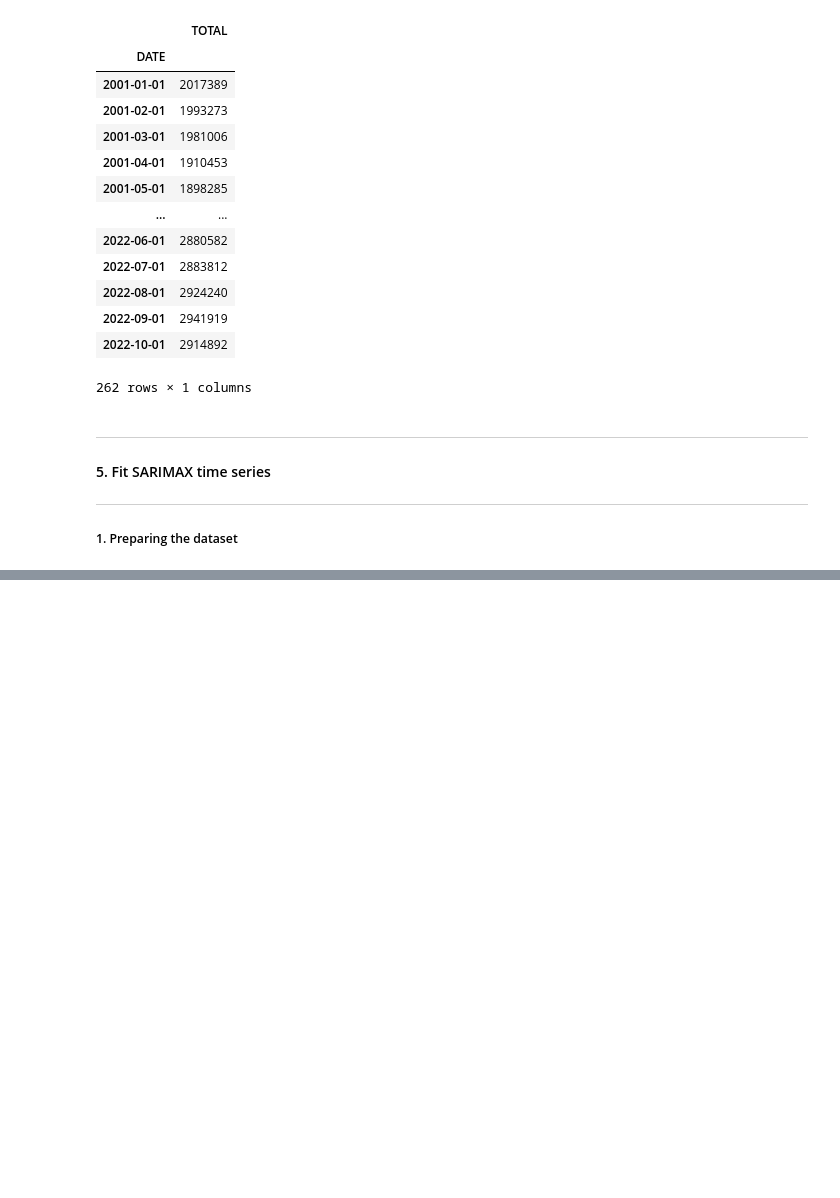
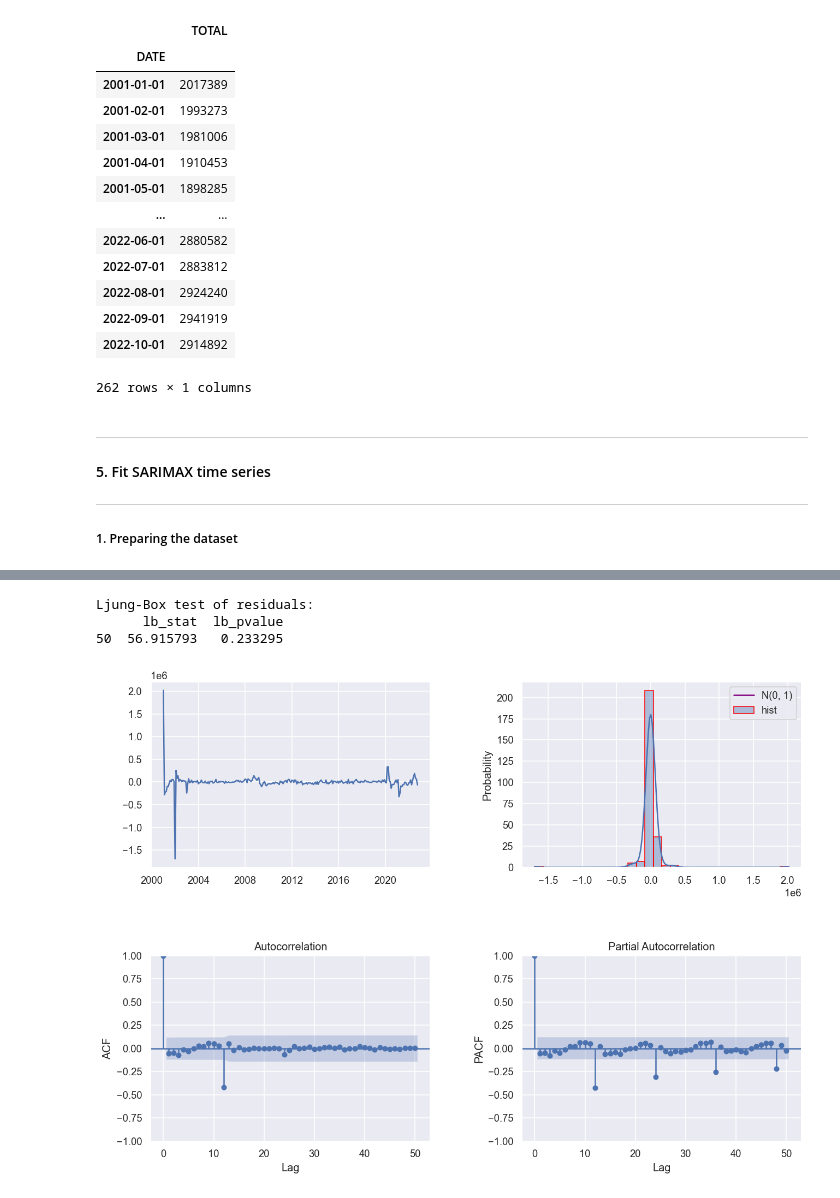
Before and after one commit to MartaSimon/ML_A2, a Jupyter notebook: scriptMarta.ipynb, the cells around one changed output, grey strips where cells are left out. Cells and saved outputs as stored; diff of their text form; code cells hidden in the pictures; blank space fills up the shorter version.

```diff
--- a/scriptMarta.ipynb
+++ b/scriptMarta.ipynb
@@ -430,0 +451,3 @@ df_unemployment
+# %%
+df_unemployment["MONTH"] = df_unemployment.index.month.astype('category')
+df_unemployment.head()
@@ -431,15 +462,15 @@ df_unemployment
 # %%
 # Define input and output matrices
-INPUTS = ['COVID']
-OUTPUT = 'DEM'
+INPUTS = ['COVID_L', 'MONTH']
+OUTPUT = 'TOTAL'
 
 # We have categorical inputs with many classes. We will create dummy variables automatically after
-X = df[INPUTS]
-y = df[OUTPUT]
+X = df_unemployment[INPUTS]
+y = df_unemployment[OUTPUT]
 
 ## Divide the data into training and test sets SEQUENTIALY -------------------------------------
 # Create random 80/20 % split
-X_train = X.iloc[0:round(0.8*X.shape[0])]
-X_test = X.iloc[round(0.8*X.shape[0])+1:X.shape[0]]
-y_train = y.iloc[0:round(0.8*X.shape[0])]
-y_test = y.iloc[round(0.8*X.shape[0])+1:X.shape[0]]
+# X_train = X.iloc[0:round(0.8*X.shape[0])]
+# X_test = X.iloc[round(0.8*X.shape[0])+1:X.shape[0]]
+# y_train = y.iloc[0:round(0.8*X.shape[0])]
+# y_test = y.iloc[round(0.8*X.shape[0])+1:X.shape[0]]
@@ -446,11 +481,11 @@ y_test = y.iloc[round(0.8*X.shape[0])+1:X.shape[0]]
 # %%
-INPUTS_SARMAX = ['TOTAL','COVID']
-
+INPUTS_SARMAX = ['COVID_L', 'MONTH']
+# meter lasgs de enrique y meterlos como input
 # We could also fit a more complicated model with ARMA with seasonal components.
-mod_sarimax = sm.tsa.SARIMAX(endog = y_train,
-                            order=(1,1,1),
-                            seasonal_order=(0,1,1,4),
-                            exog = X_train[INPUTS_SARMAX])
+mod_sarimax = sm.tsa.SARIMAX(endog = y,
+                            order=(1,1,0), # Regular components (p,d,q) --> en el d ponemos un 1 porque hemos decidido diferenciar. AR(1)
+                            seasonal_order=(0, 1, 1, 12),  # Seasonal components [P,D,Q,S] --> Estacionales - MA(1)
+                            exog = X)
 res_sarimax = mod_sarimax.fit()
 
 # Show the summary of results
@@ -459,0 +511,9 @@ NameError: name 'y_train' is not defined
+# %%
+# Plot residual error
+plt.rcParams.update({'figure.figsize': (12, 9), 'figure.dpi': 120})
+FT.check_residuals(pd.DataFrame(res_sarimax.resid),lags=50)
+# %% [output]
+Ljung-Box test of residuals:
+      lb_stat  lb_pvalue
+50  56.915793   0.233295
+[figure, added]
```
Also changed, not shown: parts of 12 cells of this notebook.
